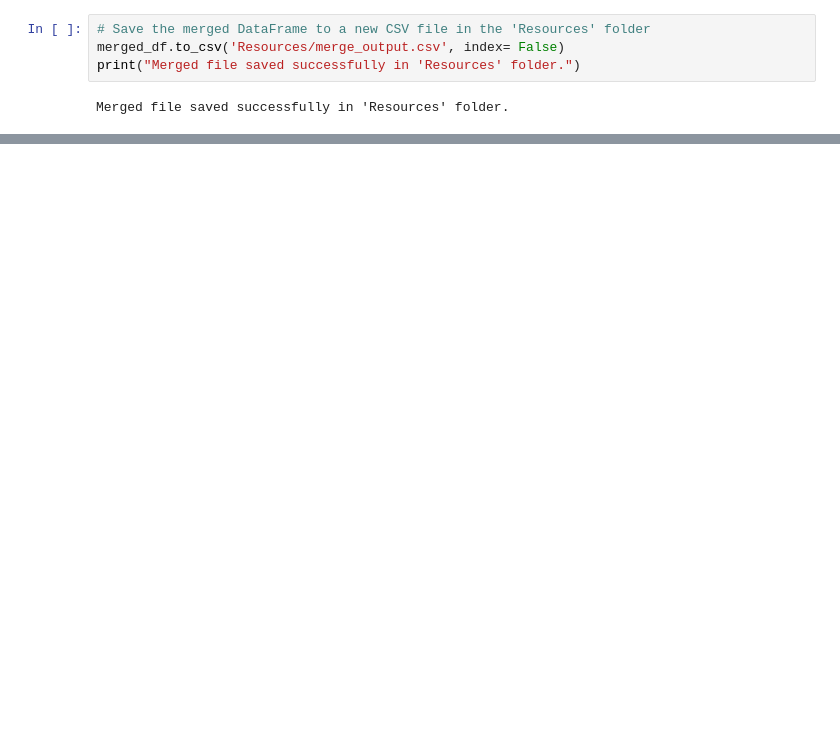
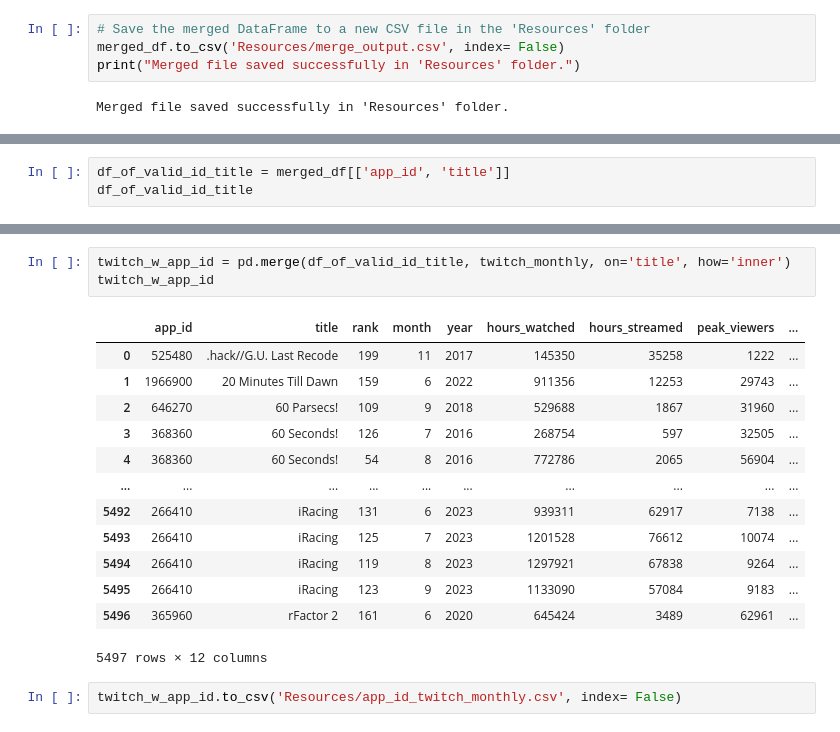
Before and after one commit to rponticelli0/Project_3_Group_7, a Jupyter notebook: twitch_csv_analysis.ipynb, the cells around one changed output, grey strips where cells are left out. Saved outputs shown, nothing was run; the diff lists cells and outputs as text; blank space fills up the shorter version.

```diff
--- a/twitch_csv_analysis.ipynb
+++ b/twitch_csv_analysis.ipynb
@@ -161,0 +164,3 @@ merged_df.head()
+# %%
+df_of_valid_id_title = merged_df[['app_id', 'title']]
+df_of_valid_id_title
@@ -161,0 +229,19 @@ merged_df.head()
+# %%
+twitch_w_app_id = pd.merge(df_of_valid_id_title, twitch_monthly, on='title', how='inner')
+twitch_w_app_id
+# %% [output]
+|  | app_id | title | rank | month | year | hours_watched | hours_streamed | peak_viewers | ... |
+| 0 | 525480 | .hack//G.U. Last Recode | 199 | 11 | 2017 | 145350 | 35258 | 1222 | ... |
+| 1 | 1966900 | 20 Minutes Till Dawn | 159 | 6 | 2022 | 911356 | 12253 | 29743 | ... |
+| 2 | 646270 | 60 Parsecs! | 109 | 9 | 2018 | 529688 | 1867 | 31960 | ... |
+| 3 | 368360 | 60 Seconds! | 126 | 7 | 2016 | 268754 | 597 | 32505 | ... |
+| 4 | 368360 | 60 Seconds! | 54 | 8 | 2016 | 772786 | 2065 | 56904 | ... |
+| ... | ... | ... | ... | ... | ... | ... | ... | ... | ... |
+| 5492 | 266410 | iRacing | 131 | 6 | 2023 | 939311 | 62917 | 7138 | ... |
+| 5493 | 266410 | iRacing | 125 | 7 | 2023 | 1201528 | 76612 | 10074 | ... |
+| 5494 | 266410 | iRacing | 119 | 8 | 2023 | 1297921 | 67838 | 9264 | ... |
+| 5495 | 266410 | iRacing | 123 | 9 | 2023 | 1133090 | 57084 | 9183 | ... |
+| 5496 | 365960 | rFactor 2 | 161 | 6 | 2020 | 645424 | 3489 | 62961 | ... |
+5497 rows × 12 columns
+# %%
+twitch_w_app_id.to_csv('Resources/app_id_twitch_monthly.csv', index= False)
```
Also changed, not shown: parts of 5 cells of this notebook, 3 other files.
